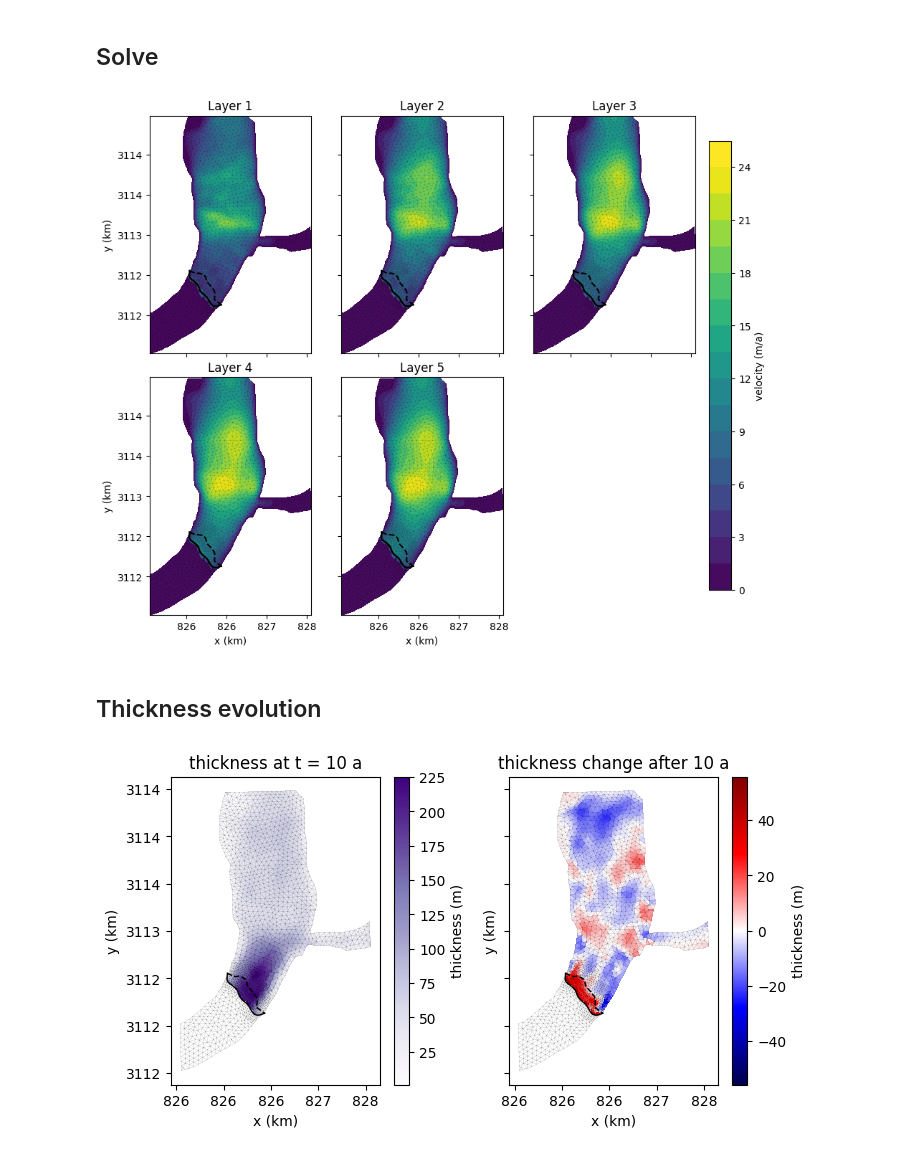
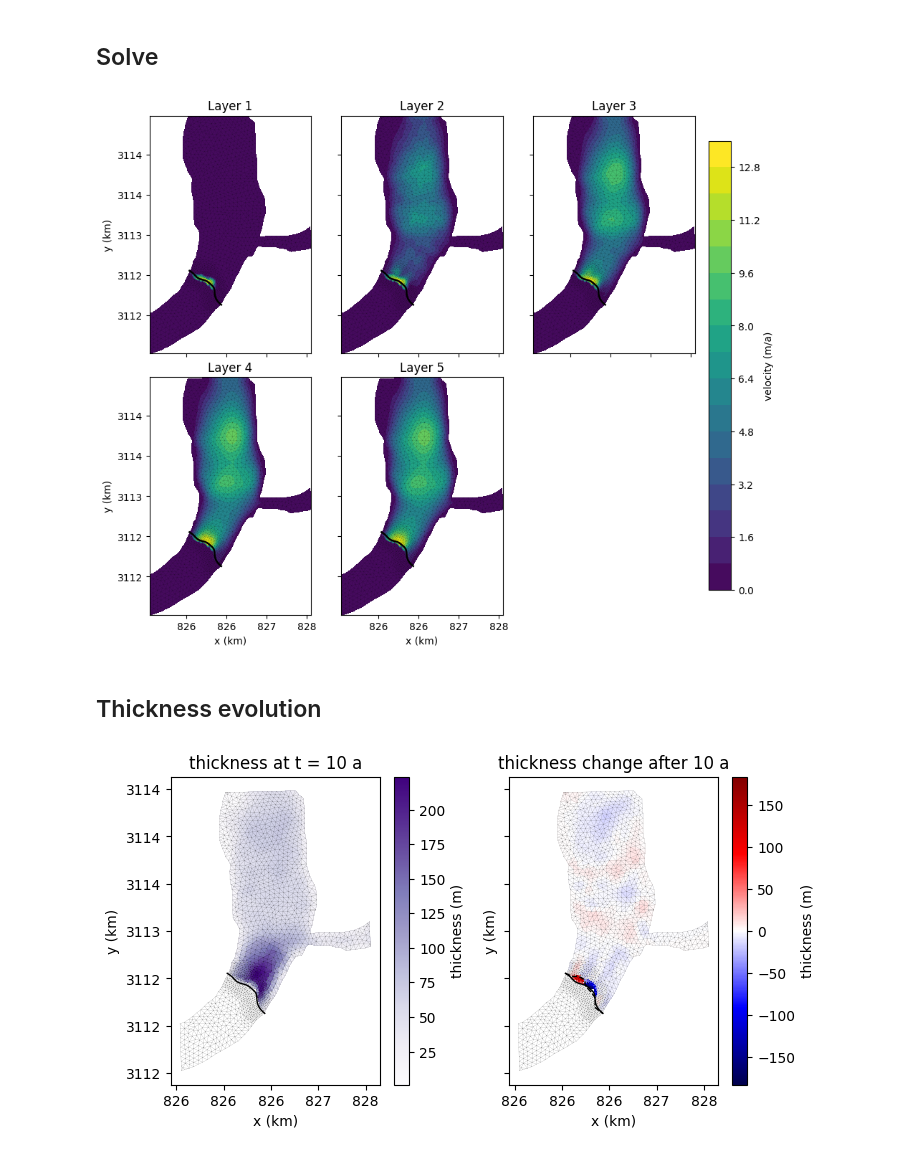
Before and after one commit to chrismiele/glimmer, a Jupyter notebook: issm/luggye_HO_model.ipynb, the cells around one changed output. Cells and saved outputs as stored; diff of their text form; code cells hidden in the pictures.

```diff
--- a/issm/luggye_HO_model.ipynb
+++ b/issm/luggye_HO_model.ipynb
@@ -77,27 +77,7 @@ terminus = LineString([ #copy/pasted from GEEDiT
 
 terminus_gdf = gpd.GeoSeries([terminus], crs = 'EPSG:4326').to_crs(epsg = 32645) #reproject
 terminus = terminus_gdf.iloc[0]
-
-contours = expread(exp_dir + '/DomainOutline_20260126_162319.exp')
-Ω = Polygon(zip(contours[0]['x'], contours[0]['y'])) #the domain outline
-
-def extend(linestring, polygon, ε = 10): #this function takes a linestring and extends either endpoint to the encompassing polygon
-    #notice the buffer ε, chosen so that the terminus line intersects the outline twice - useful later
-    if not polygon.covers(linestring):
-        print('LineString extends beyond meshed domain. Consider trimming instead.')
-        return linestring
-
-    p_0, p_n = Point(linestring.coords[0]), Point(linestring.coords[-1])
-    Ω_0, Ω_n = nearest_points(p_0, polygon.boundary)[1], nearest_points(p_n, polygon.boundary)[1] #find the nearest points on Ω
-    p_0, p_n = np.asarray(p_0.coords), np.asarray(p_n.coords)
-    Ω_0, Ω_n = np.asarray(Ω_0.coords), np.asarray(Ω_n.coords)
-    d_0, d_n = (Ω_0 - p_0)/np.linalg.norm(Ω_0 - p_0), (Ω_n - p_n)/np.linalg.norm(Ω_n - p_n)
-    Ω_0, Ω_n = Ω_0 + ε*d_0, Ω_n + ε*d_n #and extend slightly beyond the boundary
-
-    coords = [(Point(Ω_0).x, Point(Ω_0).y), *list(linestring.coords), (Point(Ω_n).x, Point(Ω_n).y)] #incorporate as new linestring coords
-    return LineString(coords)
-
-terminus = extend(terminus, Ω)
+terminus = terminus.segmentize(refined)
 # %%
 mx, my = md.mesh.x, md.mesh.y
 elts = md.mesh.elements - 1
@@ -116,13 +96,14 @@ plt.show()
 
 We will write a scalar field which has its largest values close to the terminus LineString, and approaches zero far away from it.
 # %%
+terminus = extend_terminus(md, terminus = terminus, ε = 10) #extend to the sides of the domain
+tx, ty = np.array(terminus.coords).T
+terminus_0 = terminus #and immortalize the initial terminus position
+
 d = np.array([terminus.distance(Point(xi, yi)) for xi, yi in zip(md.mesh.x, md.mesh.y)]) #distances from terminus, for each mesh node
 L = 50 #half-width of the zone of increased refinement (metres from the terminus)
 d = np.exp(-(d/L)**2) #cornert "d" into an exponential which peaks close to the terminus
 md = bamg(md, 'field', d, 'err', 1e-3, 'hmin', refined, 'hmax', max_cellsize) #good value for "err" obtained by brute force
-
-terminus = terminus.segmentize(refined)
-terminus_0 = terminus
 # %%
 mx, my = md.mesh.x, md.mesh.y #redefine for new mesh
 elts = md.mesh.elements - 1
@@ -264,6 +245,7 @@ s[~ice_mask] = waterline
 H = interpolate_raster(md, bed_file)
 bed = s - H
 
+H[~ice_mask] = 0 #make sure not to do this before setting the bed!
 H_0 = H.copy()
 s_0 = s.copy()
 
@@ -312,14 +292,17 @@ initialize_model(md, **initialization_params)
 # %% [markdown]
 ## Solve
 # %%
-Δt = 1
+Δt = 1/2
 model_time = 10
 num_timesteps = int(model_time/Δt)
-solver_opts = {'friction': 100, 'thickness_inflow': H_0}
+solver_opts = {'friction': 1000, 'thickness_inflow': H_0}
 
 for step in tqdm.trange(num_timesteps):
+
     u, H, s = coupled_solve(md, Δt, thickness = H, surface = s, velocity = u, **solver_opts)
     terminus, H, s = advance_terminus(md, Δt, thickness = H, surface = s, velocity = u, terminus = terminus, **solver_opts)
+    if step == 0:
+        terminus, H, s = simple_calve(md, radius = 100, terminus = terminus, thickness = H, surface = s)
 # %%
 km = FuncFormatter(lambda v, _: f'{v/1000:.0f}')
 speed = np.hypot(u[0], u[1]).ravel()
@@ -361,35 +344,35 @@ try:
         ax.set_aspect('equal')
         ax.xaxis.set_major_formatter(km)
         ax.yaxis.set_major_formatter(km)
-        ax.plot(x0, y0, '--', lw = 1.5, color = 'k')
+        # ax.plot(x0, y0, '--', lw = 1.5, color = 'k')
         ax.plot(x1, y1, '-',  lw = 1.8, color = 'k')
 
 
     for ax in axes[-cols:]:
         ax.set_xlabel('x (km)')
     for ax in axes[::cols]:
         ax.set_ylabel('y (km)')
 
     fig.subplots_adjust(left = 0.07, right = 0.88, bottom = 0.08, top = 0.95)
     fig.colorbar(c, ax = axes[:L], fraction = 0.035, pad = 0.02, shrink = 0.9).set_label('velocity (m/a)')
     plt.show()
 
 except AttributeError:
     x, y = md.mesh.x, md.mesh.y
     elts = md.mesh.elements - 1
 
     plt.figure()
     # speed[md.mask.ice_levelset > 0] = np.nan
     pc = plt.tripcolor(x, y, elts, speed)
     plt.triplot(x, y, elts, color = 'k', linewidth = 0.15, alpha = 0.4)
     plt.plot(x0, y0, '--', lw = 1, color = 'k')
     plt.plot(x1, y1, '-',  lw = 1, color = 'k')
 
     fmt_ax(plt.gca())
     plt.colorbar(pc, label = 'velocity (m/a)')
     plt.show()
 # %% [output]
-[figure, old version]
+[figure, new version]
 # %% [markdown]
 ## Thickness evolution
 # %%
@@ -410,7 +393,7 @@ fig, axes = plt.subplots(1, 2, figsize = (8, 4), sharey = True)
 
 pc0 = axes[0].tripcolor(mx, my, elts, thickness, cmap = 'Purples')
 axes[0].triplot(mx, my, elts, color = 'k', linewidth = 0.15, alpha = 0.4)
-axes[0].plot(x0, y0, '--', lw = 1, color = 'k')
+# axes[0].plot(x0, y0, '--', lw = 1, color = 'k')
 axes[0].plot(x1, y1, '-',  lw = 1, color = 'k')
 fmt_ax(axes[0])
 fig.colorbar(pc0, ax = axes[0], label = 'thickness (m)')
@@ -426,4 +409,4 @@ axes[1].set_title(f'thickness change after {model_time} a')
 
 plt.show()
 # %% [output]
-[figure, old version]
+[figure, new version]
```
Also changed, not shown: parts of 16 cells of this notebook.
